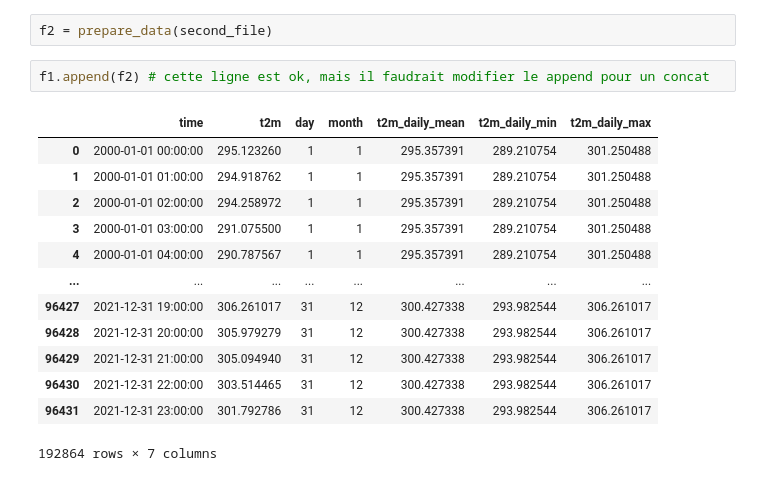
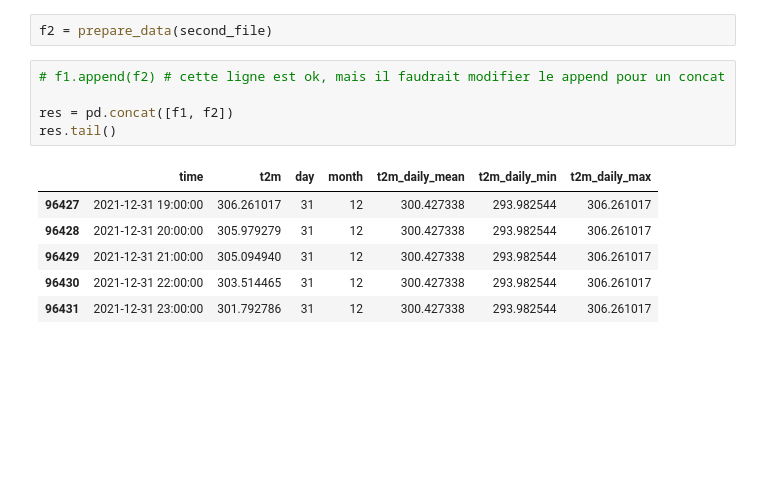
Before and after one commit to nachalca/FSE_extremos, a Jupyter notebook: StageL2/fusion-ERA.ipynb, the cells around one changed output. Saved outputs shown, nothing was run; the diff lists cells and outputs as text; blank space fills up the shorter version.

```diff
--- a/StageL2/fusion-ERA.ipynb
+++ b/StageL2/fusion-ERA.ipynb
@@ -64,18 +64,14 @@ Attributes:
 # %%
 f2 = prepare_data(second_file)
 # %%
-f1.append(f2) # cette ligne est ok, mais il faudrait modifier le append pour un concat
+# f1.append(f2) # cette ligne est ok, mais il faudrait modifier le append pour un concat
+
+res = pd.concat([f1, f2])
+res.tail()
 # %% [output]
 |  | time | t2m | day | month | t2m_daily_mean | t2m_daily_min | t2m_daily_max |
-| 0 | 2000-01-01 00:00:00 | 295.123260 | 1 | 1 | 295.357391 | 289.210754 | 301.250488 |
-| 1 | 2000-01-01 01:00:00 | 294.918762 | 1 | 1 | 295.357391 | 289.210754 | 301.250488 |
-| 2 | 2000-01-01 02:00:00 | 294.258972 | 1 | 1 | 295.357391 | 289.210754 | 301.250488 |
-| 3 | 2000-01-01 03:00:00 | 291.075500 | 1 | 1 | 295.357391 | 289.210754 | 301.250488 |
-| 4 | 2000-01-01 04:00:00 | 290.787567 | 1 | 1 | 295.357391 | 289.210754 | 301.250488 |
-| ... | ... | ... | ... | ... | ... | ... | ... |
 | 96427 | 2021-12-31 19:00:00 | 306.261017 | 31 | 12 | 300.427338 | 293.982544 | 306.261017 |
 | 96428 | 2021-12-31 20:00:00 | 305.979279 | 31 | 12 | 300.427338 | 293.982544 | 306.261017 |
 | 96429 | 2021-12-31 21:00:00 | 305.094940 | 31 | 12 | 300.427338 | 293.982544 | 306.261017 |
 | 96430 | 2021-12-31 22:00:00 | 303.514465 | 31 | 12 | 300.427338 | 293.982544 | 306.261017 |
 | 96431 | 2021-12-31 23:00:00 | 301.792786 | 31 | 12 | 300.427338 | 293.982544 | 306.261017 |
-192864 rows × 7 columns
```
Also changed, not shown: parts of 4 cells of this notebook, 7 other files.
